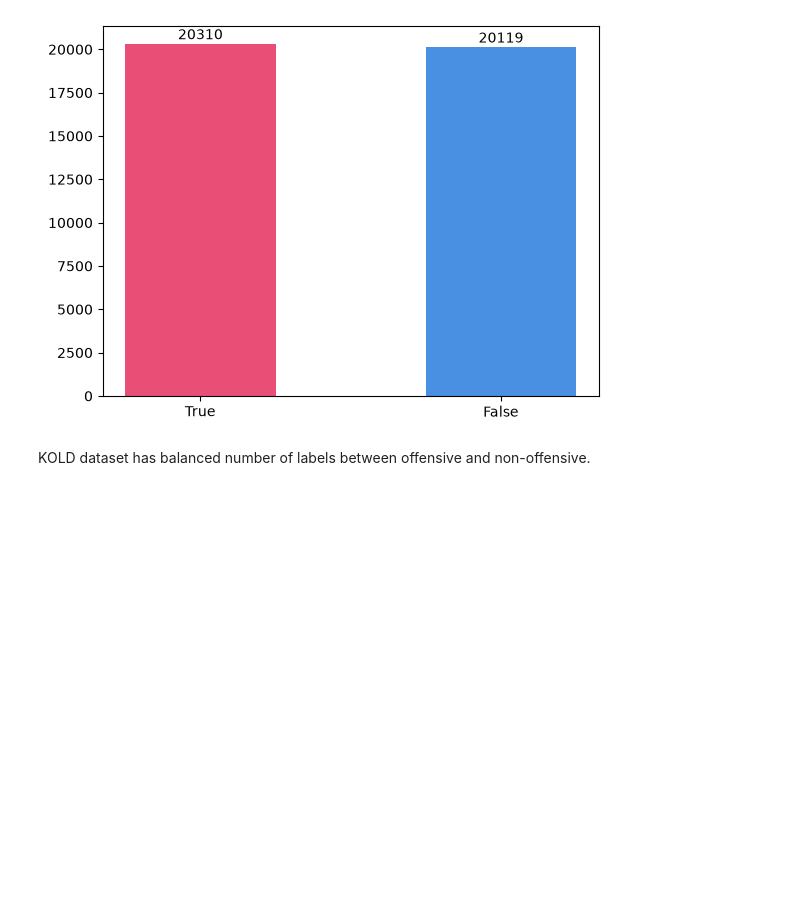
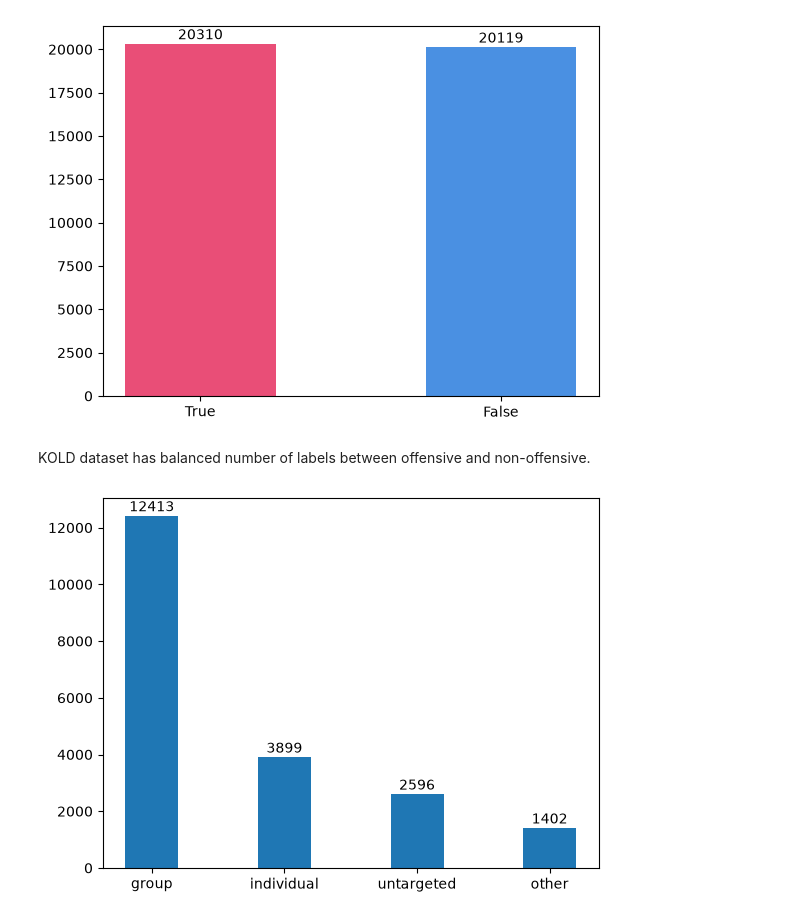
Before and after one commit to jojouna/ec_unig_capstone, a Jupyter notebook: capstoneProject/kold_working.ipynb, the cells around one changed output. Saved outputs shown, nothing was run; the diff lists cells and outputs as text; code cells hidden in the pictures; blank space fills up the shorter version.

```diff
--- a/capstoneProject/kold_working.ipynb
+++ b/capstoneProject/kold_working.ipynb
@@ -90,3 +71,16 @@ plt.show()
 [figure]
 # %% [markdown]
 KOLD dataset has balanced number of labels between offensive and non-offensive.
+# %%
+# Check TGT (Target Group Attribute) counts
+tgt_counts = Counter(dataset['TGT'].iloc[dataset['OFF']==True])
+tgt_counts = Counter(dict(tgt_counts.most_common()))
+
+tgt_labels = tgt_counts.keys()
+counts = tgt_counts.values()
+
+bars = plt.bar(tgt_labels, counts, width=0.4)
+plt.bar_label(bars, padding=1)
+plt.show()
+# %% [output]
+[figure, added]
```
Also changed, not shown: parts of 6 cells of this notebook, 2 other files.
